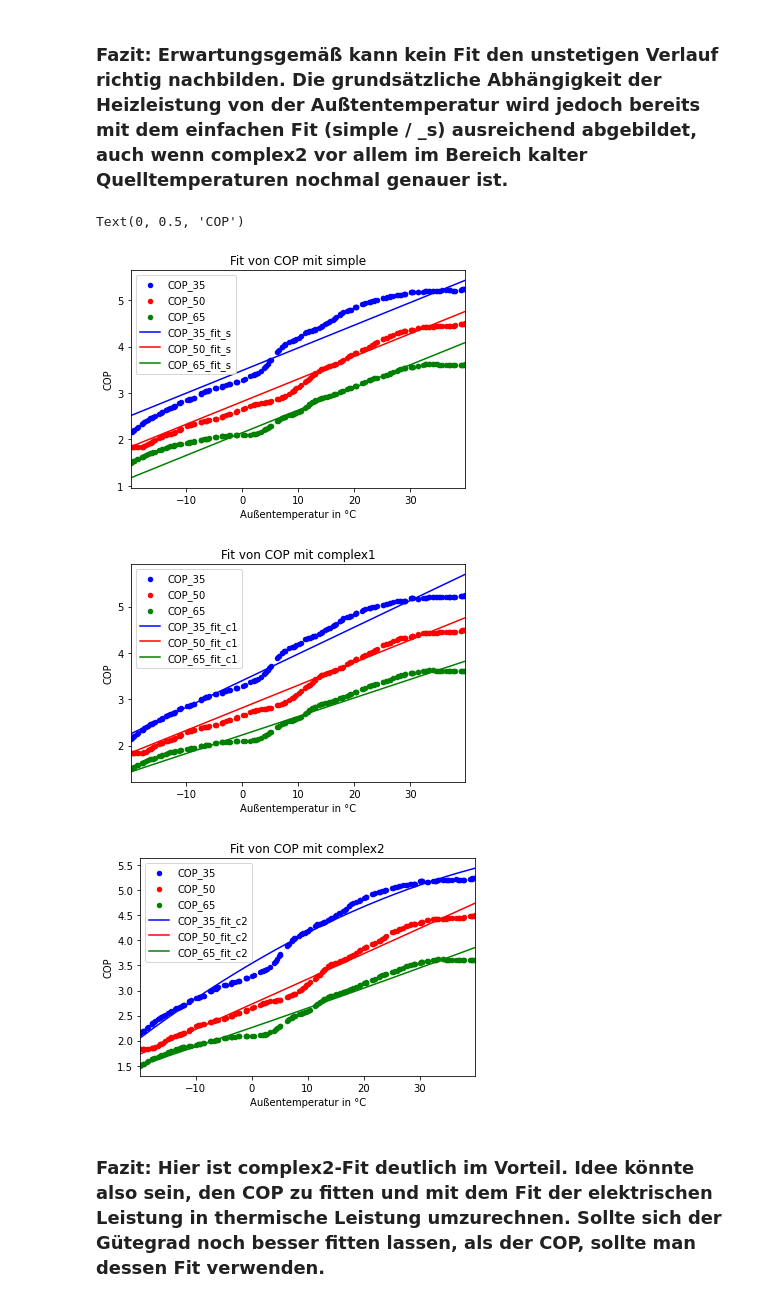
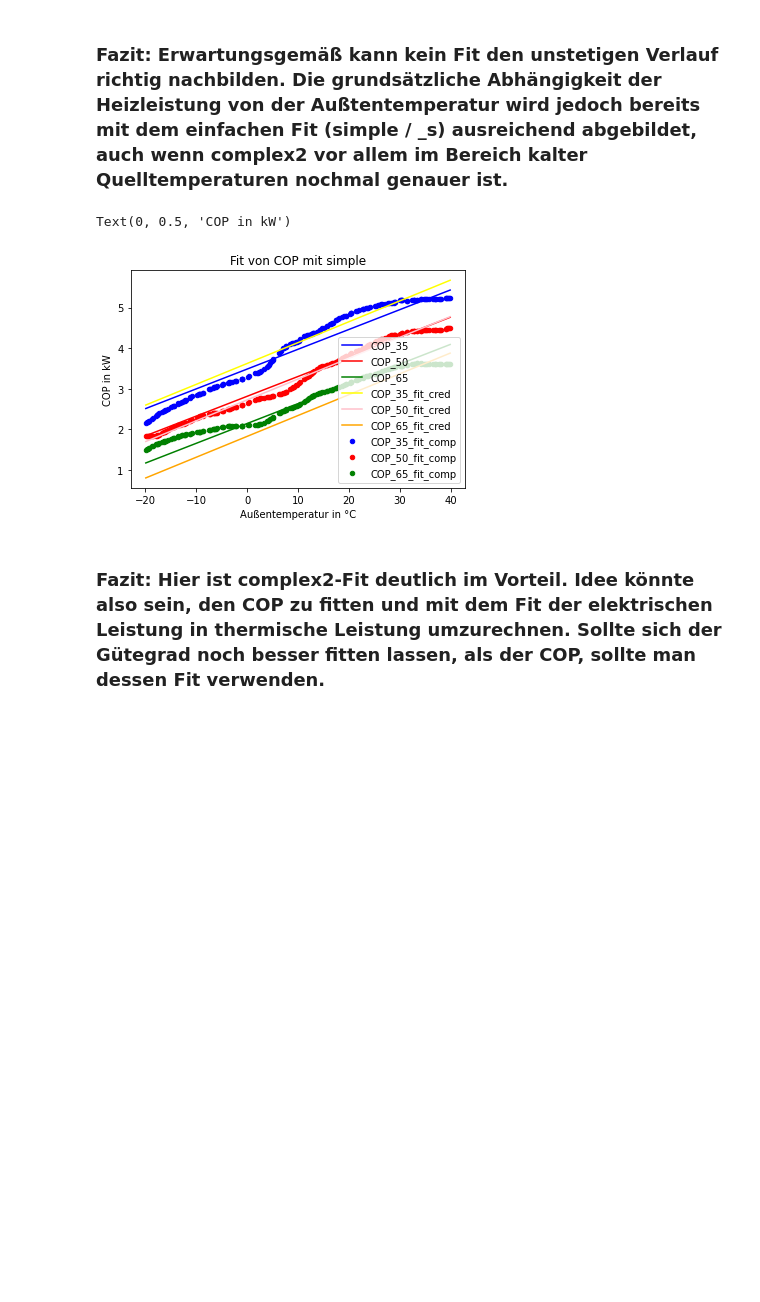
Before and after one commit to FZJ-IEK3-VSA/hplib, a Jupyter notebook: example/StiebelEltronWPL13/heatpump_model_wpl13_diagramm.ipynb, the cells around one changed output. Saved outputs shown, nothing was run; the diff lists cells and outputs as text; code cells hidden in the pictures; blank space fills up the shorter version.

Commit message:
Added the keymark graphs

```diff
--- a/example/StiebelEltronWPL13/heatpump_model_wpl13_diagramm.ipynb
+++ b/example/StiebelEltronWPL13/heatpump_model_wpl13_diagramm.ipynb
@@ -61,17 +44,17 @@ def func_complex(para, x, y):
 Mit Hilfe des EngaugeDigitizer wurden die Referenz-Werte der Stiebel Eltron WPL 13 E aus der Grafik in eine CSV überführt.
 BEDIENUNG UND INSTALLATION | LUFT/WASSER-WÄRMEPUMPE | WPL 13 cool, WPL 18 cool, WPL 23 cool, WPL 13 E, WPL 18 E, WPL 23 E
 # %%
-# Import data
-data = pd.read_csv('heatpump_wpl13_diagramm.csv', delimiter=';', decimal=',')
+# Import data_cred
+data_cred = pd.read_csv('heatpump_wpl13_diagramm.csv', delimiter=';', decimal=',')
 # Daten vervollständigen, indem COP und Gütagrad (eta) aus errechnet werden
 K = 273.15
-data['T_in'] = data['T_in'].astype(float)
-data['T_out'] = data['T_out'].astype(float)
-data['COP'] = data['P_th'] / data['P_el']
-eta_carnot = (data['T_out']+K) / ((data['T_out']+K)-(data['T_in']+K))
-data['eta'] = data ['COP'] / eta_carnot
-data.fillna(0, inplace=True)
-data
+data_cred['T_in'] = data_cred['T_in'].astype(float)
+data_cred['T_out'] = data_cred['T_out'].astype(float)
+data_cred['COP'] = data_cred['P_th'] / data_cred['P_el']
+eta_carnot = (data_cred['T_out']+K) / ((data_cred['T_out']+K)-(data_cred['T_in']+K))
+data_cred['eta'] = data_cred ['COP'] / eta_carnot
+data_cred.fillna(0, inplace=True)
+data_cred
 # %% [output]
 |  | T_in | T_out | P_th | P_el | COP | eta |
 | 0 | -19.8932 | 35.0 | 4.4916 | 2.0880 | 2.151149 | 0.383201 |
@@ -224,7 +225,7 @@ para_wpl13_c2['eta']=eta_para_c2
  ## Vergleich der der Referenz-Daten mit den Ergebnissen der Fit-Funktionen
 # %%
 # Plot der Referenz-Daten
-data2 = data # Kopie erstellen
+data2 = data_cred # Kopie erstellen
 fig, axes = plt.subplots(nrows=1, ncols=1)
 data2[data2['T_out']==35].plot(ax=axes, x='T_in', y='P_th', kind='scatter', label='P_th_35', c='Blue', title='Daten aus ausführlichem Datenblatt der WPL 13 E')
 data2[data2['T_out']==35].plot(ax=axes, x='T_in', y='P_el', kind='scatter', label='P_el_35', c='Blue')
@@ -332,44 +313,27 @@ Text(0, 0.5, 'P_th in kW')
 ### Fazit: Erwartungsgemäß kann kein Fit den unstetigen Verlauf richtig nachbilden. Die grundsätzliche Abhängigkeit der Heizleistung von der Außtentemperatur wird jedoch bereits mit dem einfachen Fit (simple / _s) ausreichend abgebildet, auch wenn complex2 vor allem im Bereich kalter Quelltemperaturen nochmal genauer ist.
 # %%
 # COP vergleichen
-data2['COP_s'] = func_simple(para_wpl13_s['COP'], data2['T_in'], data2['T_out'])
-data2['COP_c1'] = func_complex(para_wpl13_c1['COP'], data2['T_in'], data2['T_out'])
-data2['COP_c2'] = func_complex(para_wpl13_c2['COP'], data2['T_in'], data2['T_out'])
-# Simple
+# Berechnen
+data2['COP_cred'] = func_simple(para_wpl13_cred['COP'], data2['T_in'], data2['T_out'])
+data2['COP_comp'] = func_simple(para_wpl13_comp['COP'], data2['T_in'], data2['T_out'])
+
+# Plot Simple
 fig, axes = plt.subplots(nrows=1, ncols=1)
 data2[data2['T_out']==35].plot(ax=axes, x='T_in', y='COP', kind='scatter', label='COP_35', c='Blue', title='Fit von COP mit simple')
 data2[data2['T_out']==50].plot(ax=axes, x='T_in', y='COP', kind='scatter', label='COP_50', c='Red')
 data2[data2['T_out']==65].plot(ax=axes, x='T_in', y='COP', kind='scatter', label='COP_65', c='Green')
-data2[data2['T_out']==35].plot(ax=axes, x='T_in', y='COP_s', kind='line', label='COP_35_fit_s', c='Blue')
-data2[data2['T_out']==50].plot(ax=axes, x='T_in', y='COP_s', kind='line', label='COP_50_fit_s', c='Red')
-data2[data2['T_out']==65].plot(ax=axes, x='T_in', y='COP_s', kind='line', label='COP_65_fit_s', c='Green')
+data2[data2['T_out']==35].plot(ax=axes, x='T_in', y='COP_cred', kind='line', label='COP_35_fit_cred', c='Blue')
+data2[data2['T_out']==50].plot(ax=axes, x='T_in', y='COP_cred', kind='line', label='COP_50_fit_cred', c='Red')
+data2[data2['T_out']==65].plot(ax=axes, x='T_in', y='COP_cred', kind='line', label='COP_65_fit_cred', c='Green')
+
+data2[data2['T_out']==35].plot(ax=axes, x='T_in', y='COP_comp', kind='line', label='COP_35_fit_comp', c='Yellow')
+data2[data2['T_out']==50].plot(ax=axes, x='T_in', y='COP_comp', kind='line', label='COP_50_fit_comp', c='Pink')
+data2[data2['T_out']==65].plot(ax=axes, x='T_in', y='COP_comp', kind='line', label='COP_65_fit_comp', c='Orange')
 axes.set_xlabel("Außentemperatur in °C")
-axes.set_ylabel("COP")
-# Complex1
-fig, axes = plt.subplots(nrows=1, ncols=1)
-data2[data2['T_out']==35].plot(ax=axes, x='T_in', y='COP', kind='scatter', label='COP_35', c='Blue', title='Fit von COP mit complex1')
-data2[data2['T_out']==50].plot(ax=axes, x='T_in', y='COP', kind='scatter', label='COP_50', c='Red')
-data2[data2['T_out']==65].plot(ax=axes, x='T_in', y='COP', kind='scatter', label='COP_65', c='Green')
-data2[data2['T_out']==35].plot(ax=axes, x='T_in', y='COP_c1', kind='line', label='COP_35_fit_c1', c='Blue')
-data2[data2['T_out']==50].plot(ax=axes, x='T_in', y='COP_c1', kind='line', label='COP_50_fit_c1', c='Red')
-data2[data2['T_out']==65].plot(ax=axes, x='T_in', y='COP_c1', kind='line', label='COP_65_fit_c1', c='Green')
-axes.set_xlabel("Außentemperatur in °C")
-axes.set_ylabel("COP")
-# Complex2
-fig, axes = plt.subplots(nrows=1, ncols=1)
-data2[data2['T_out']==35].plot(ax=axes, x='T_in', y='COP', kind='scatter', label='COP_35', c='Blue', title='Fit von COP mit complex2')
-data2[data2['T_out']==50].plot(ax=axes, x='T_in', y='COP', kind='scatter', label='COP_50', c='Red')
-data2[data2['T_out']==65].plot(ax=axes, x='T_in', y='COP', kind='scatter', label='COP_65', c='Green')
-data2[data2['T_out']==35].plot(ax=axes, x='T_in', y='COP_c2', kind='line', label='COP_35_fit_c2', c='Blue')
-data2[data2['T_out']==50].plot(ax=axes, x='T_in', y='COP_c2', kind='line', label='COP_50_fit_c2', c='Red')
-data2[data2['T_out']==65].plot(ax=axes, x='T_in', y='COP_c2', kind='line', label='COP_65_fit_c2', c='Green')
-axes.set_xlabel("Außentemperatur in °C")
-axes.set_ylabel("COP")
+axes.set_ylabel("COP in kW")
 # %% [output]
-Text(0, 0.5, 'COP')
+Text(0, 0.5, 'COP in kW')
-[figure, old version]
+[figure, new version]
-[figure, removed]
-[figure, removed]
 # %% [markdown]
 ### Fazit: Hier ist complex2-Fit deutlich im Vorteil. Idee könnte also sein, den COP zu fitten und mit dem Fit der elektrischen Leistung in thermische Leistung umzurechnen. Sollte sich der Gütegrad noch besser fitten lassen, als der COP, sollte man dessen Fit verwenden.
 # %%
```
Also changed, not shown: parts of 12 cells of this notebook.
